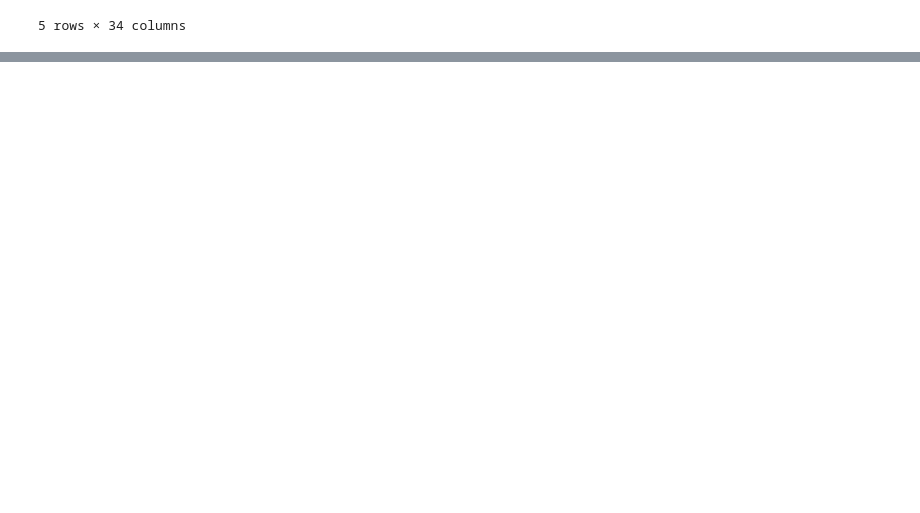
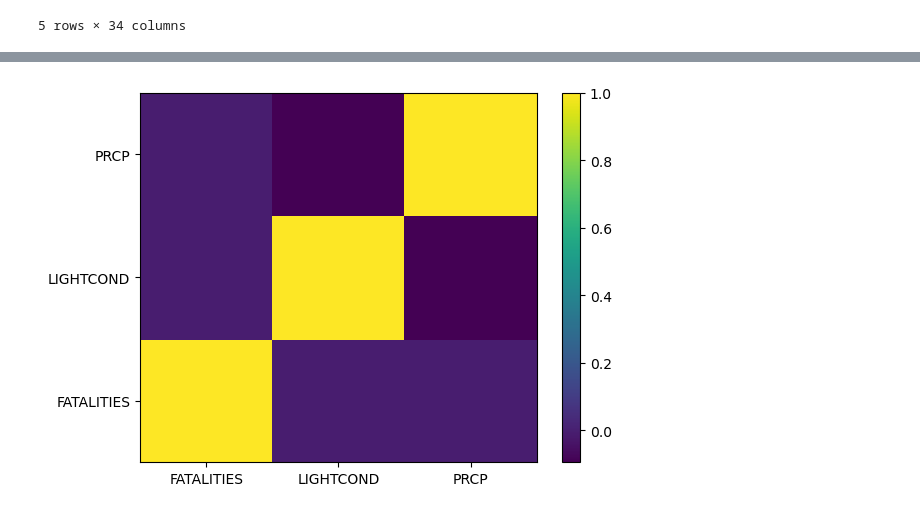
Before and after one commit to JocelynRupp/CS5324Project, a Jupyter notebook: Lab1.ipynb, the cells around one changed output, grey strips where cells are left out. Drawn from its saved outputs; the diff is of its cells as text; code cells hidden in the pictures; blank space fills up the shorter version.

Commit message:
correlationmatrix

```diff
--- a/Lab1.ipynb
+++ b/Lab1.ipynb
@@ -43,0 +62,12 @@ plt.show()
+# %%
+# plot the correlation matrix
+vars_to_use = ['FATALITIES', 'LIGHTCOND', 'PRCP'] # pick vars
+plt.pcolor(df[vars_to_use].corr()) # do the feature correlation plot
+
+# fill in the indices
+plt.yticks(np.arange(0.5, len(vars_to_use), 1), vars_to_use)
+plt.xticks(np.arange(0.5, len(vars_to_use), 1), vars_to_use)
+plt.colorbar()
+plt.show()
+# %% [output]
+[figure, added]
```
Also changed, not shown: parts of 2 cells of this notebook.
